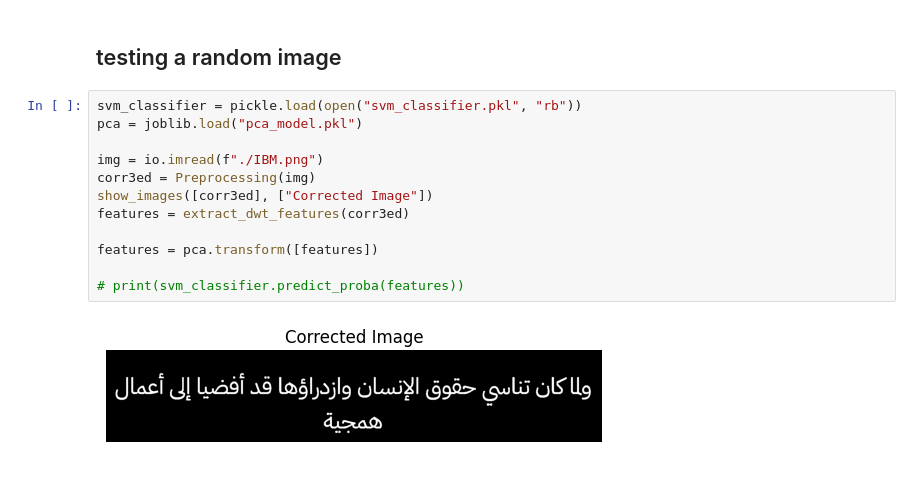
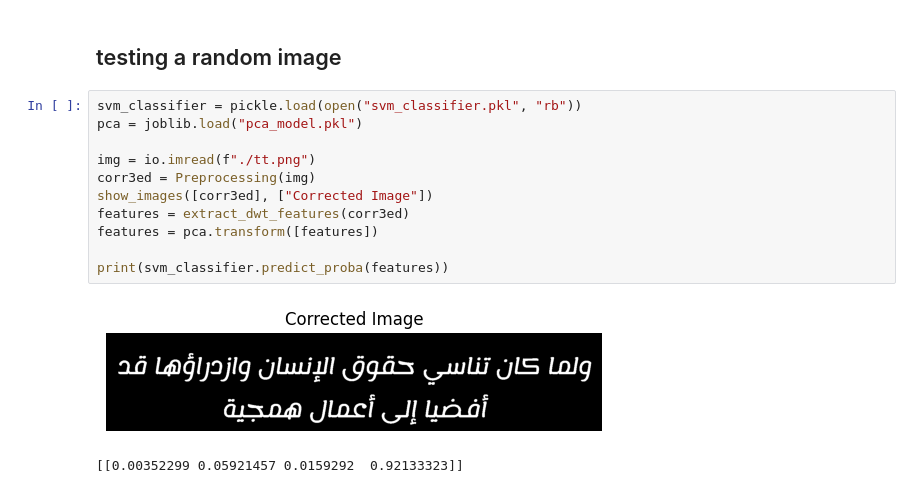
Before and after one commit to yousefosama654/Arabic-Font-Recognition, a Jupyter notebook: training-classification.ipynb, the cells around one changed output. Cells and saved outputs as stored; diff of their text form.

Commit message:
➕ Test predict_proba

```diff
--- a/training-classification.ipynb
+++ b/training-classification.ipynb
@@ -593,14 +594,14 @@ NameError: name 'svm_classifier' is not defined
 # %%
 svm_classifier = pickle.load(open("svm_classifier.pkl", "rb"))
 pca = joblib.load("pca_model.pkl")
 
-img = io.imread(f"./IBM.png")
+img = io.imread(f"./tt.png")
 corr3ed = Preprocessing(img)
 show_images([corr3ed], ["Corrected Image"])
 features = extract_dwt_features(corr3ed)
-
 features = pca.transform([features])
 
-# print(svm_classifier.predict_proba(features))
+print(svm_classifier.predict_proba(features))
 # %% [output]
-[figure, old version]
+[figure, new version]
+[[0.00352299 0.05921457 0.0159292  0.92133323]]
```
Also changed, not shown: parts of 3 cells of this notebook, 3 other files.
